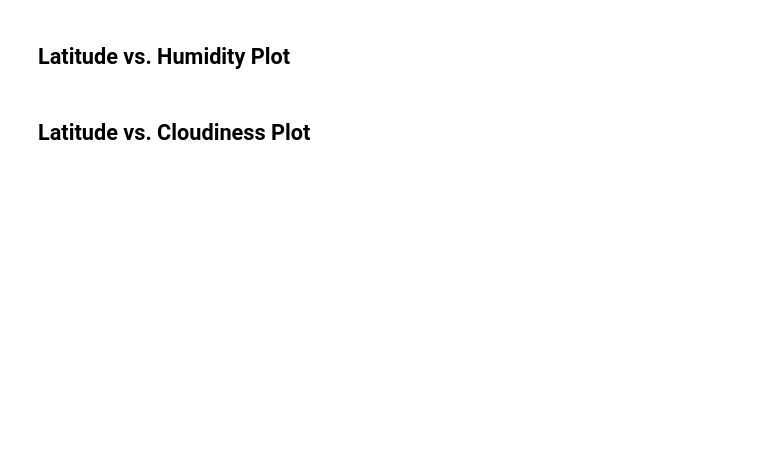
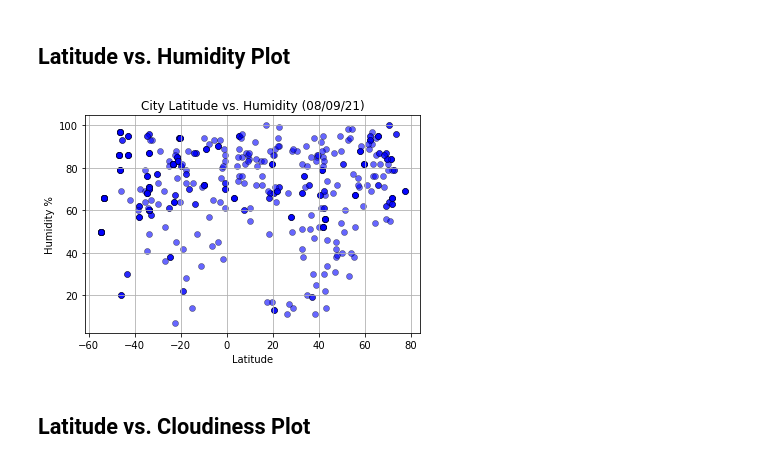
Before and after one commit to brbbrb/python-api-challenge, a Jupyter notebook: WeatherPy/WeatherPy.ipynb, the cells around one changed output. Cells and saved outputs as stored; diff of their text form; code cells hidden in the pictures; blank space fills up the shorter version.

```diff
--- a/WeatherPy/WeatherPy.ipynb
+++ b/WeatherPy/WeatherPy.ipynb
@@ -263,4 +327,27 @@ Skip this step if there are no cities that have humidity > 100%.
 # %% [markdown]
 ## Latitude vs. Humidity Plot
+# %%
+# Personalize scatterplot
+plt.scatter(city_data_df['Latitude'],
+            city_data_df['Humidity'],
+            color = "blue",
+            marker = "o",
+            alpha = 0.6,
+            linewidths = .5,
+            edgecolors = "black")
+
+# Create labels
+plt.title("City Latitude vs. Humidity (%s)" % time.strftime("%x"))
+plt.xlabel("Latitude")
+plt.ylabel("Humidity %")
+plt.grid(True)
+
+# Save the figure
+plt.savefig("../output_data/Latitude vs Humidity.png")
+
+# Show plot
+plt.show()
+# %% [output]
+[figure, added]
 # %% [markdown]
 ## Latitude vs. Cloudiness Plot
```
Also changed, not shown: parts of 28 cells of this notebook, 17 other files.
